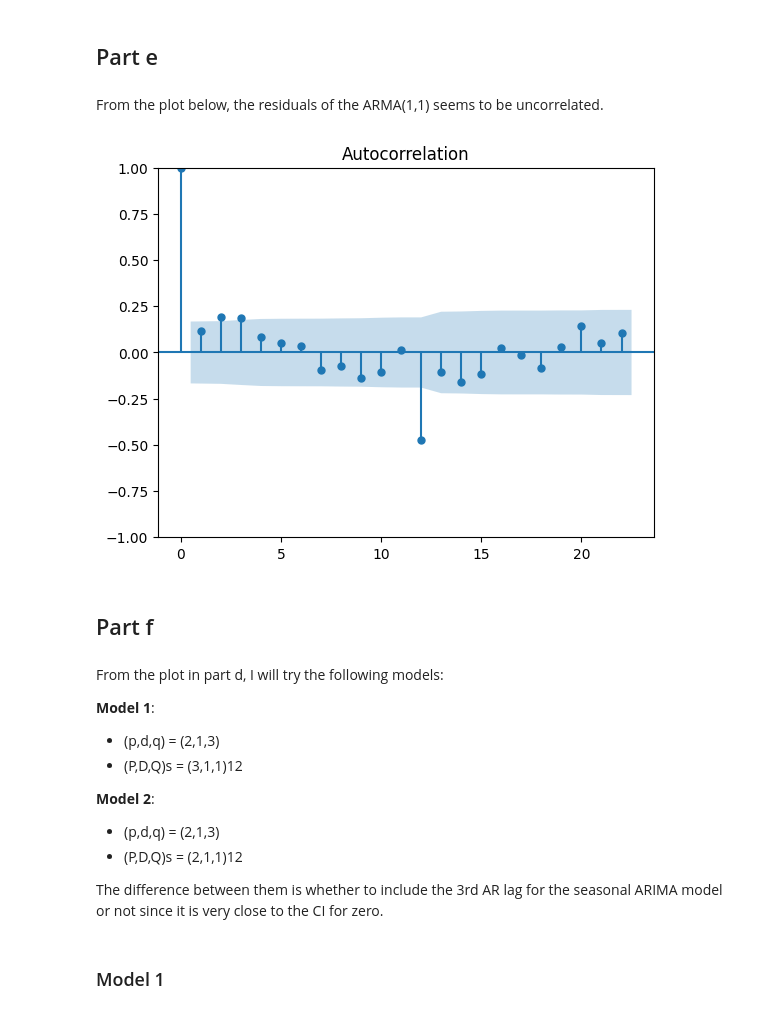
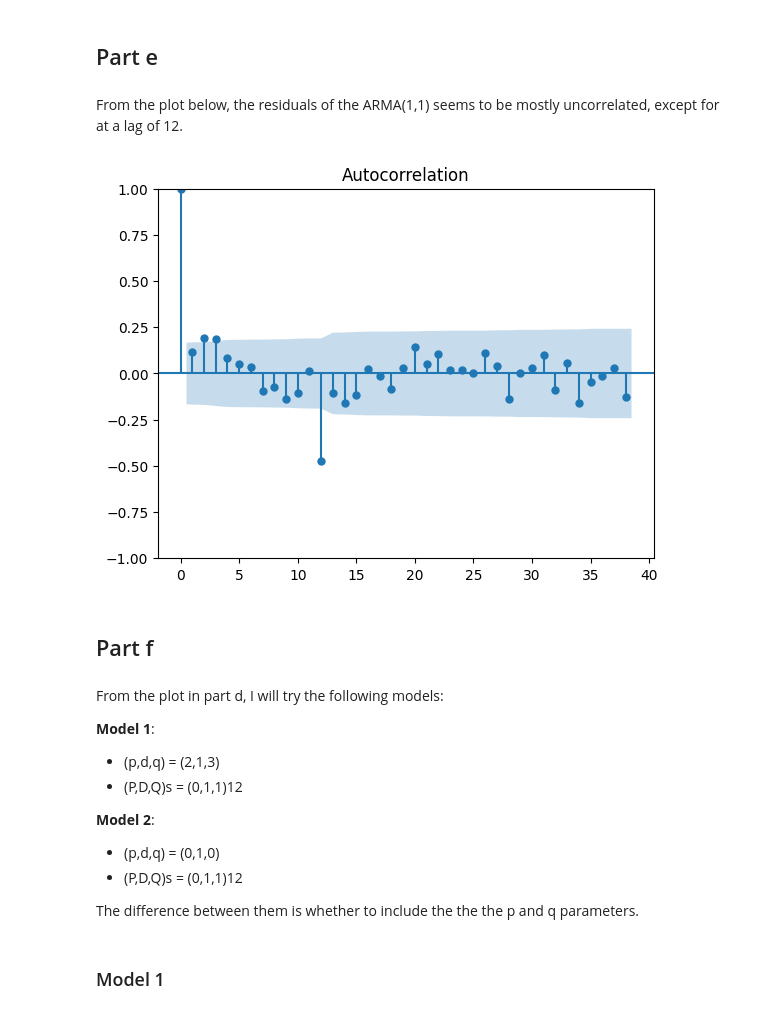
Before and after one commit to bwolfe0/Time_Series_PSTAT274, a Jupyter notebook: Lab_5/Lab_5_274.ipynb, the cells around one changed output. Saved outputs shown, nothing was run; the diff lists cells and outputs as text; code cells hidden in the pictures.

```diff
--- a/Lab_5/Lab_5_274.ipynb
+++ b/Lab_5/Lab_5_274.ipynb
@@ -85,14 +85,14 @@ plot_pacf(ddlog_data.dropna(), ax=ax[1], lags=37);
 # %% [markdown]
 ## Part e
 # %% [markdown]
-From the plot below, the residuals of the ARMA(1,1) seems to be uncorrelated.
+From the plot below, the residuals of the ARMA(1,1) seems to be mostly uncorrelated, except for at a lag of 12.
 # %%
 from statsmodels.tsa.statespace.sarimax import SARIMAX
 
 model = SARIMAX(ddlog_data.dropna().reset_index(drop=True), order=(1,0,1)).fit(disp=0);
-plot_acf(model.resid);
+plot_acf(model.resid, lags=38);
 # %% [output]
-[figure, old version]
+[figure, new version]
 # %% [markdown]
 ## Part f
 # %% [markdown]
@@ -100,13 +100,13 @@ From the plot in part d, I will try the following models:
 
 **Model 1**:
 - (p,d,q) = (2,1,3)
-- (P,D,Q)s = (3,1,1)12
+- (P,D,Q)s = (0,1,1)12
 
 **Model 2**:
-- (p,d,q) = (2,1,3)
-- (P,D,Q)s = (2,1,1)12
+- (p,d,q) = (0,1,0)
+- (P,D,Q)s = (0,1,1)12
 
-The difference between them is whether to include the 3rd AR lag for the seasonal ARIMA model or not since it is very close to the CI for zero.
+The difference between them is whether to include the the the p and q parameters.
 # %% [markdown]
 ### Model 1
 # %%
```
Also changed, not shown: parts of 10 cells of this notebook.
